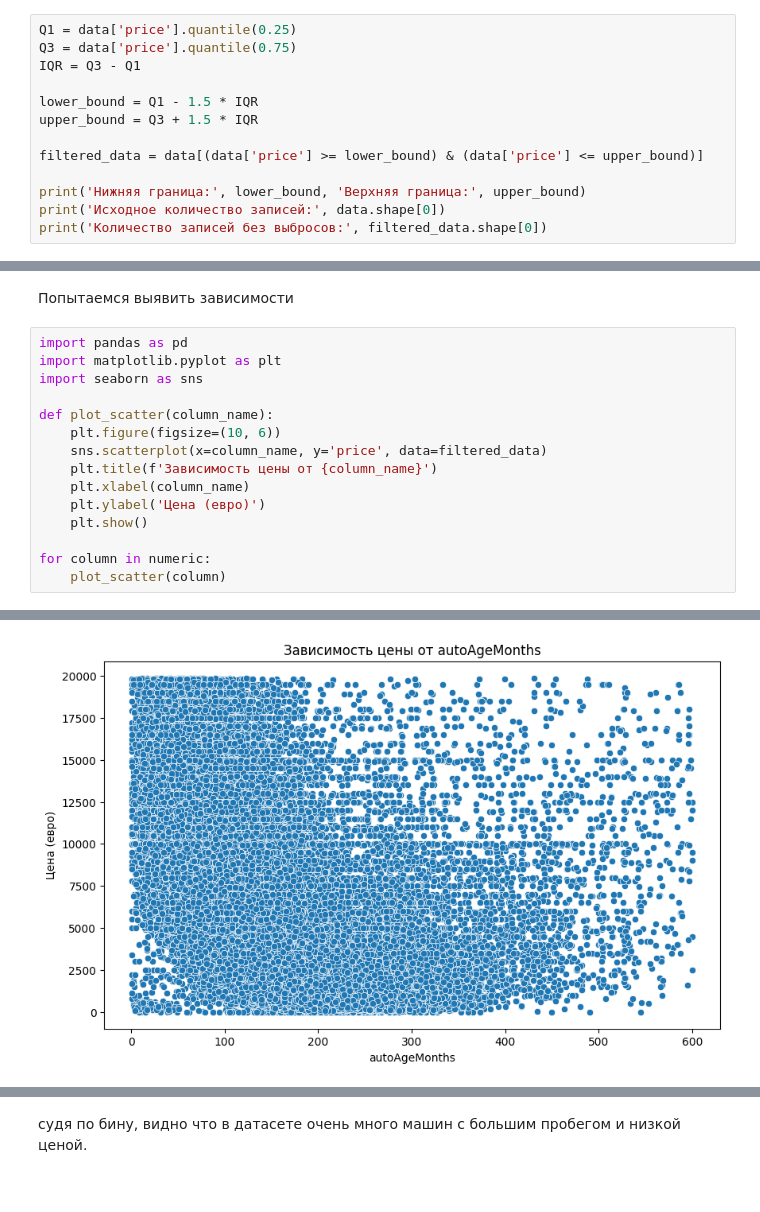
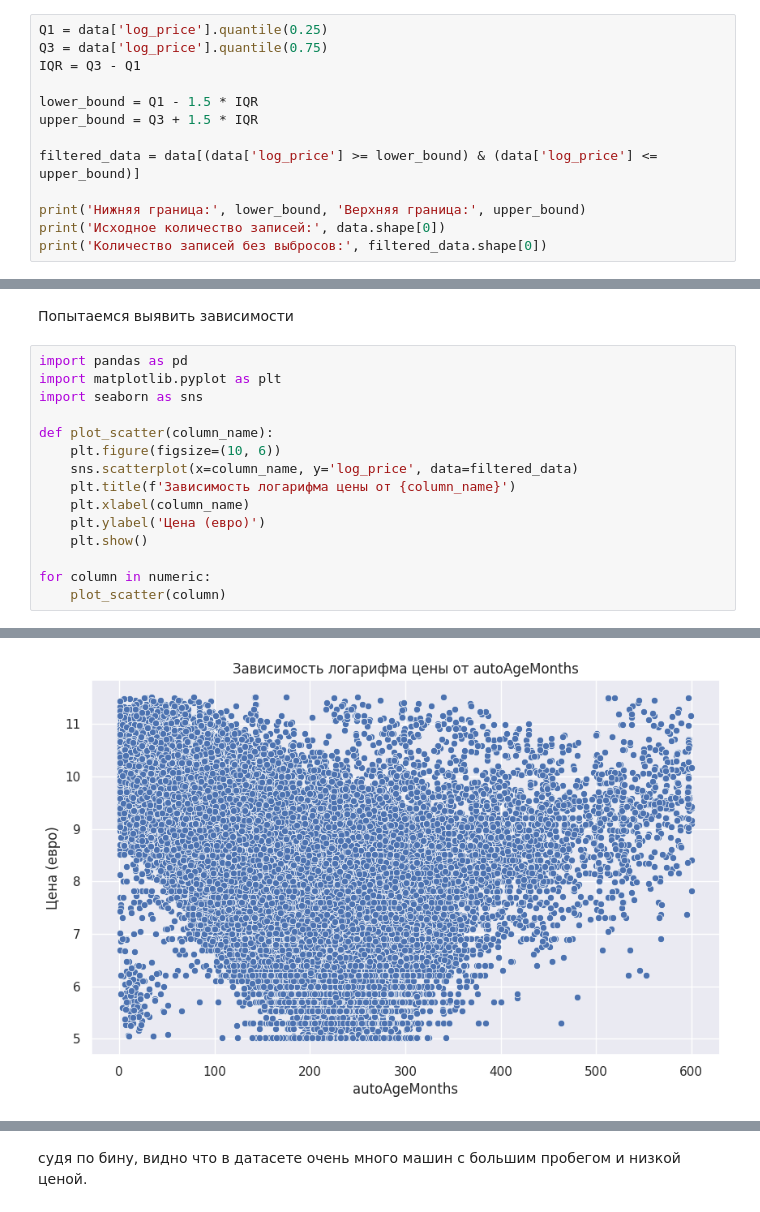
Before and after one commit to kopistas/ml_lab4, a Jupyter notebook: ML MAI & SBER. GD. LAB 4.ipynb, the cells around one changed output, grey strips where cells are left out. Saved outputs shown, nothing was run; the diff lists cells and outputs as text.

```diff
--- a/ML MAI & SBER. GD. LAB 4.ipynb
+++ b/ML MAI & SBER. GD. LAB 4.ipynb
@@ -405,12 +405,12 @@ plt.show()
 # %%
-Q1 = data['price'].quantile(0.25)
-Q3 = data['price'].quantile(0.75)
+Q1 = data['log_price'].quantile(0.25)
+Q3 = data['log_price'].quantile(0.75)
 IQR = Q3 - Q1
 
 lower_bound = Q1 - 1.5 * IQR
 upper_bound = Q3 + 1.5 * IQR
 
-filtered_data = data[(data['price'] >= lower_bound) & (data['price'] <= upper_bound)]
+filtered_data = data[(data['log_price'] >= lower_bound) & (data['log_price'] <= upper_bound)]
 
 print('Нижняя граница:', lower_bound, 'Верхняя граница:', upper_bound)
 print('Исходное количество записей:', data.shape[0])
@@ -432,8 +432,8 @@ import seaborn as sns
 
 def plot_scatter(column_name):
     plt.figure(figsize=(10, 6))
-    sns.scatterplot(x=column_name, y='price', data=filtered_data)
-    plt.title(f'Зависимость цены от {column_name}')
+    sns.scatterplot(x=column_name, y='log_price', data=filtered_data)
+    plt.title(f'Зависимость логарифма цены от {column_name}')
     plt.xlabel(column_name)
     plt.ylabel('Цена (евро)')
     plt.show()
@@ -446 +446 @@ for column in numeric:
-[figure, old version]
+[figure, new version]
```
Also changed, not shown: parts of 18 cells of this notebook.
